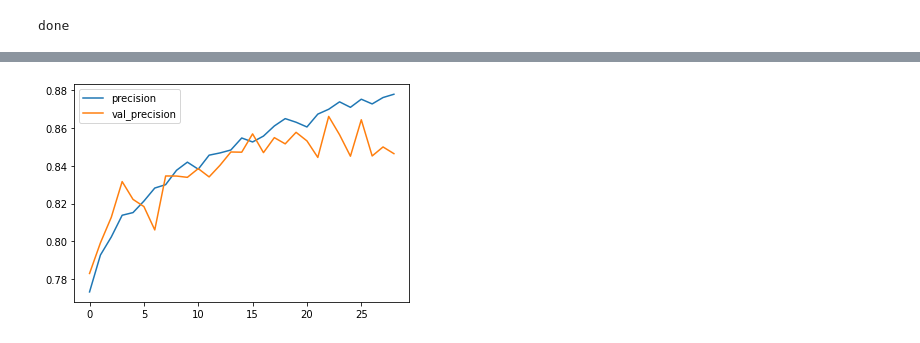
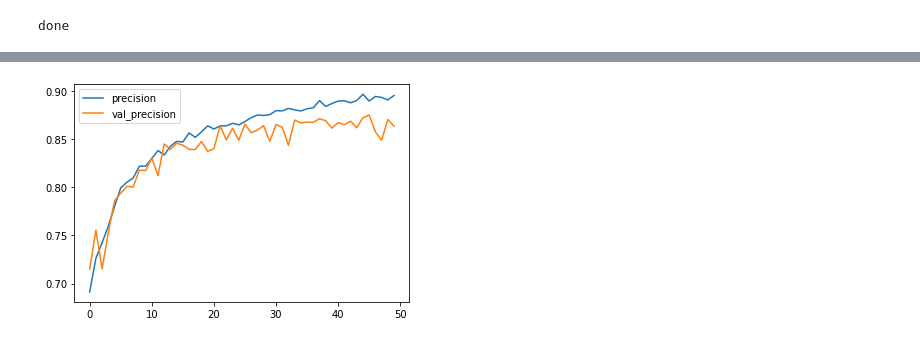
Before and after one commit to UzumakiBK/Intel-Image-Classification-Kaggle-Challenge, a Jupyter notebook: intel_image_classification.ipynb, the cells around one changed output, grey strips where cells are left out. Saved outputs shown, nothing was run; the diff lists cells and outputs as text; code cells hidden in the pictures.

```diff
--- a/intel_image_classification.ipynb
+++ b/intel_image_classification.ipynb
@@ -67,7 +67,7 @@ forest -> 474  images
 # %%
 #initialize data generators and used image augmentation for reducing overfitting ->image rotation, shear, zoom , horizontal flipping, height and width reduction
-train_gen = ImageDataGenerator(rescale=1/255.0, rotation_range=40, width_shift_range=0.2, height_shift_range=0.2, shear_range=0.2, zoom_range=0.2, horizontal_flip=True)
-val_gen = ImageDataGenerator(rescale=1/255.0, rotation_range=40, width_shift_range=0.2, height_shift_range=0.2, shear_range=0.2, zoom_range=0.2, horizontal_flip=True)
+train_gen = ImageDataGenerator(rescale=1/255.0, rotation_range=45, width_shift_range=0.15, height_shift_range=0.15, shear_range=0.2, zoom_range=0.2, horizontal_flip=True, vertical_flip=True)
+val_gen = ImageDataGenerator(rescale=1/255.0, rotation_range=45, width_shift_range=0.15, height_shift_range=0.15, shear_range=0.2, zoom_range=0.2, horizontal_flip=True, vertical_flip=True)
 # %%
 #provide the directories for the generators
 train_data = train_gen.flow_from_directory(directory=train_dir, target_size=(150, 150), batch_size=64, class_mode='categorical')
@@ -84,15 +85,15 @@ model = tf.keras.models.Sequential([
                                     tf.keras.layers.MaxPooling2D(2, 2),
                                     tf.keras.layers.Conv2D(64, (5, 5), padding='same', activation='relu'),
                                     tf.keras.layers.MaxPooling2D(2, 2),
+                                    tf.keras.layers.Conv2D(64, (3, 3), activation='relu', padding='same'),
+                                    tf.keras.layers.MaxPooling2D(2, 2),
                                     tf.keras.layers.Conv2D(128, (3, 3), activation='relu', padding='same'),
                                     tf.keras.layers.MaxPooling2D(2, 2),
-                                    tf.keras.layers.Conv2D(256, (3, 3), activation='relu', padding='same'),
-                                    tf.keras.layers.MaxPooling2D(2, 2),
-                                    tf.keras.layers.Conv2D(512, (3, 3), activation='relu', padding='same'),
+                                    tf.keras.layers.Conv2D(256, (3, 3), activation='relu'),
                                     tf.keras.layers.MaxPooling2D(2, 2),
                                     tf.keras.layers.Flatten(),
-                                    tf.keras.layers.Dense(1024, activation='relu'),
-                                    tf.keras.layers.Dropout(0.2),
+                                    tf.keras.layers.Dense(512, activation='relu'),
+                                    tf.keras.layers.Dropout(0.25),
                                     tf.keras.layers.Dense(num_classes, activation='softmax')
 ])
 # %%
@@ -118,6 +119,6 @@ Trainable params: 9,998,662
 Non-trainable params: 0
 _________________________________________________________________
 # %%
-history = model.fit(train_data, steps_per_epoch=220, epochs=50, validation_data=val_data, validation_steps=47, callbacks=[early_stop]) #model.fit supports generators
+history = model.fit(train_data, steps_per_epoch=220, epochs=50, validation_data=val_data, validation_steps=47, callbacks=[callback]) #model.fit supports generators
 # %% [output]
 Epoch 1/50
@@ -140,7 +141,7 @@ Epoch 00029: early stopping
 # %%
-plt.plot(history.history['precision_2'], label='precision')
-plt.plot(history.history['val_precision_2'], label='val_precision')
+plt.plot(history.history['precision_1'], label='precision')
+plt.plot(history.history['val_precision_1'], label='val_precision')
 plt.legend()
 plt.show()
 # %% [output]
-[figure, old version]
+[figure, new version]
```
Also changed, not shown: parts of 8 cells of this notebook.
